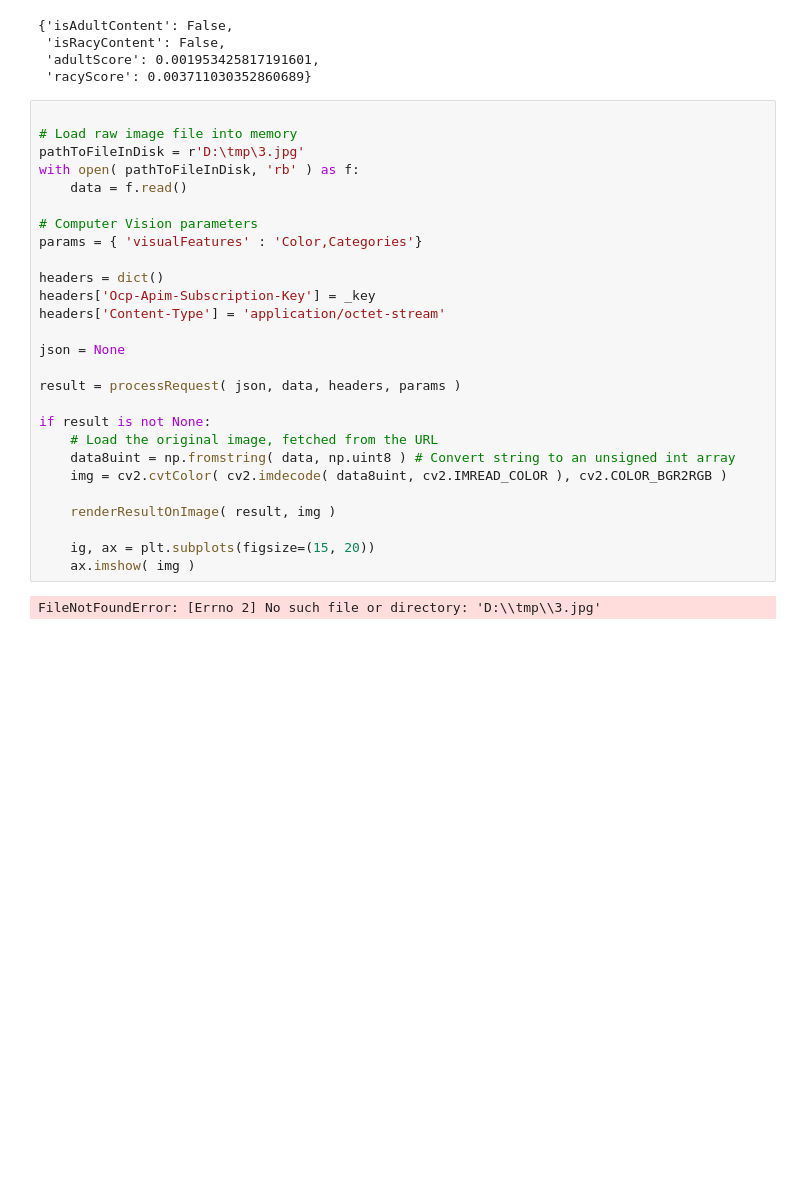
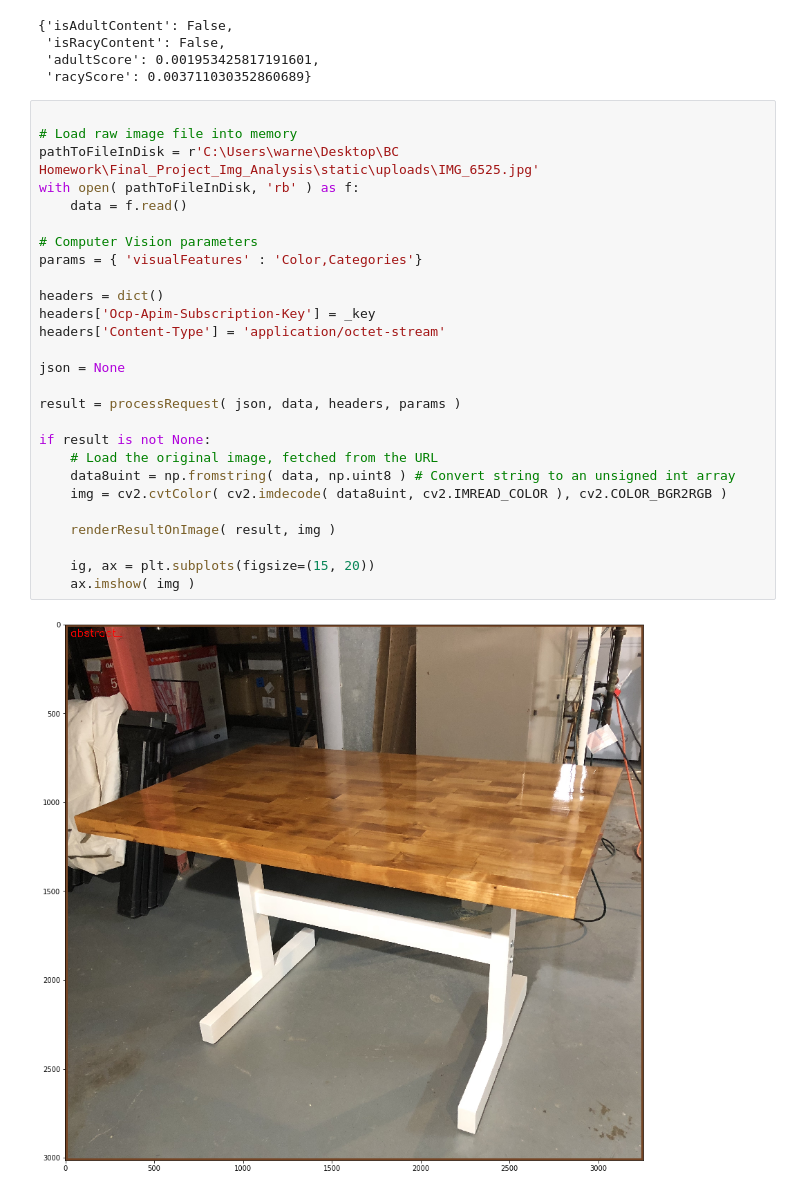
Before and after one commit to warnerm06/Final_Project_Img_Analysis, a Jupyter notebook: AzureAPI/AzureAPI2.ipynb, the cells around one changed output. Cells and saved outputs as stored; diff of their text form; blank space fills up the shorter version.

Commit message:
working finally!

```diff
--- a/AzureAPI/AzureAPI2.ipynb
+++ b/AzureAPI/AzureAPI2.ipynb
@@ -162,29 +163,29 @@ result["adult"]
 # %%
 
 # Load raw image file into memory
-pathToFileInDisk = r'D:\tmp\3.jpg'
+pathToFileInDisk = r'C:\Users\warne\Desktop\BC Homework\Final_Project_Img_Analysis\static\uploads\IMG_6525.jpg'
 with open( pathToFileInDisk, 'rb' ) as f:
     data = f.read()
 
 # Computer Vision parameters
 params = { 'visualFeatures' : 'Color,Categories'}
 
 headers = dict()
 headers['Ocp-Apim-Subscription-Key'] = _key
 headers['Content-Type'] = 'application/octet-stream'
 
 json = None
 
 result = processRequest( json, data, headers, params )
 
 if result is not None:
     # Load the original image, fetched from the URL
     data8uint = np.fromstring( data, np.uint8 ) # Convert string to an unsigned int array
     img = cv2.cvtColor( cv2.imdecode( data8uint, cv2.IMREAD_COLOR ), cv2.COLOR_BGR2RGB )
 
     renderResultOnImage( result, img )
 
     ig, ax = plt.subplots(figsize=(15, 20))
     ax.imshow( img )
 # %% [output]
-FileNotFoundError: [Errno 2] No such file or directory: 'D:\\tmp\\3.jpg'
+[figure, added]
```
Also changed, not shown: parts of 3 cells of this notebook, 6 other files.
